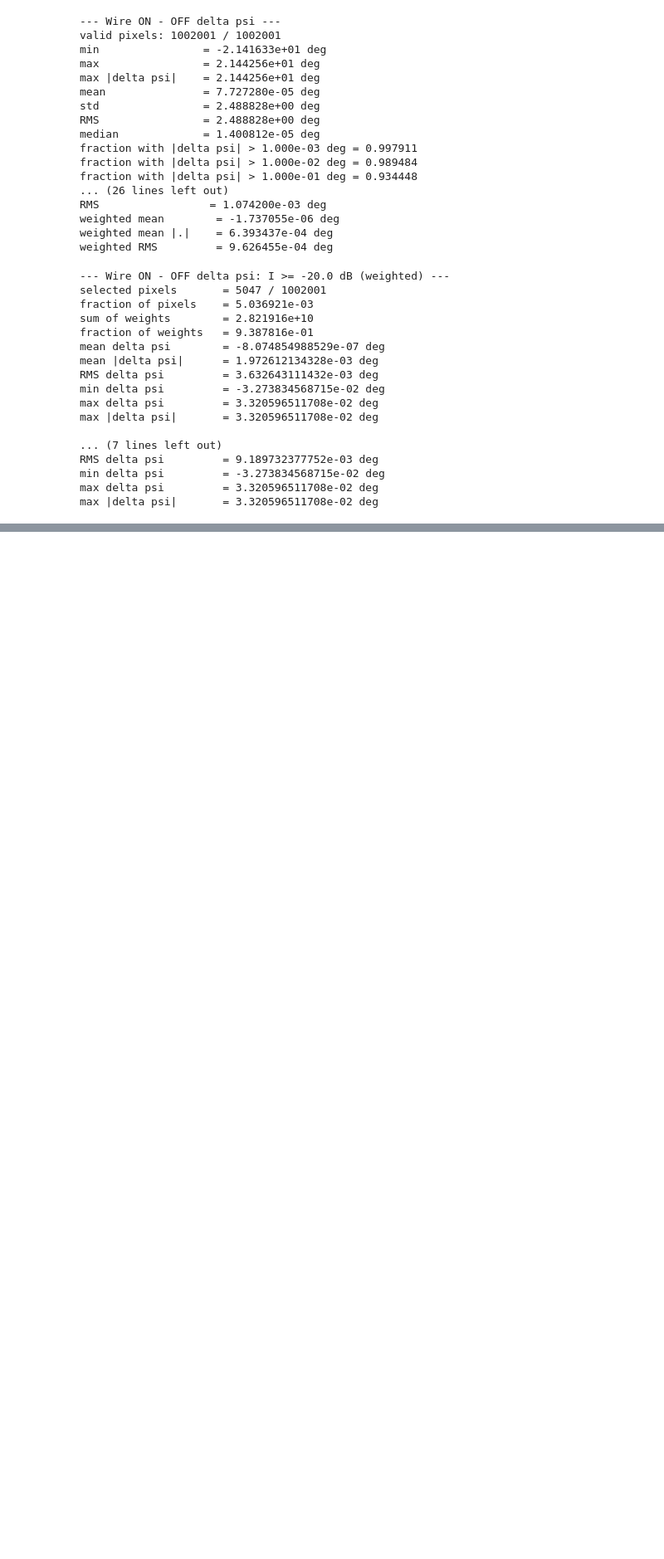
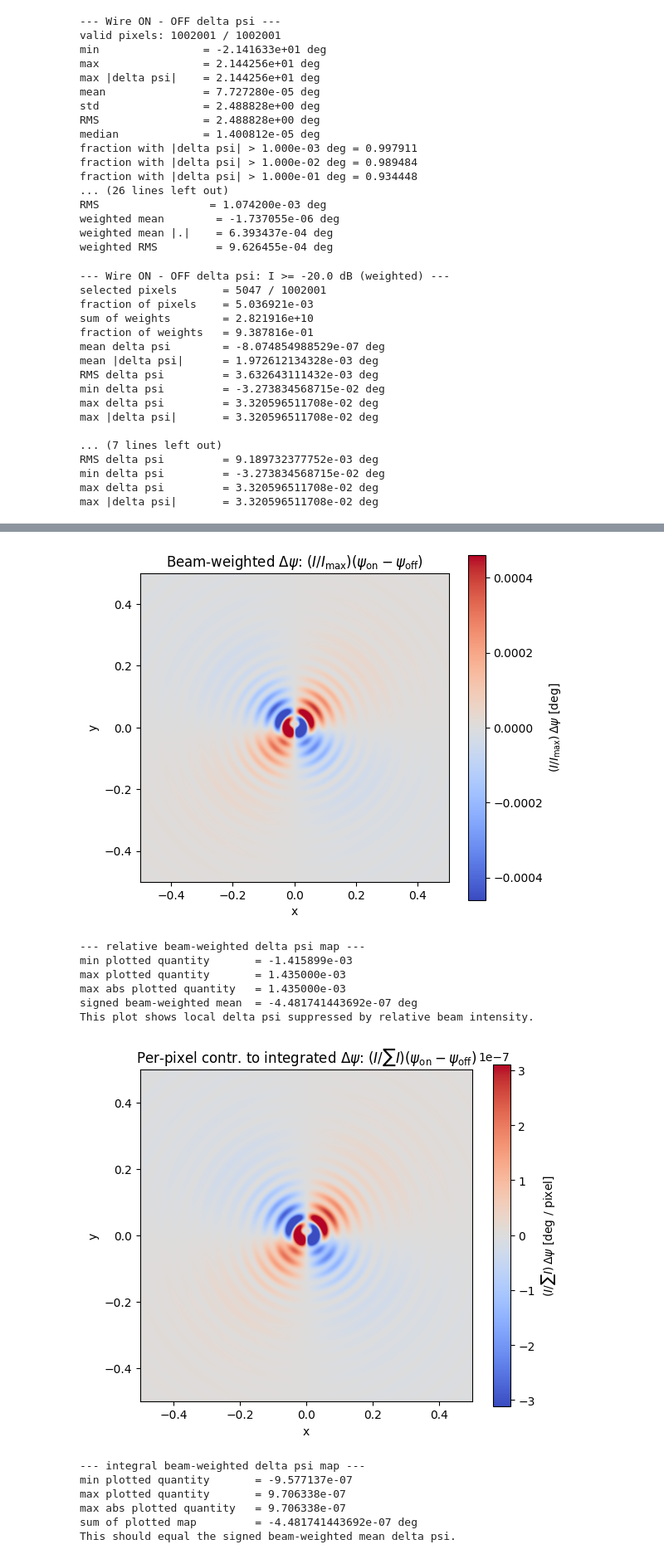
Before and after one commit to dlllonb/wiregrid, a Jupyter notebook: analysis/notebooks/dense_on_offy.ipynb, the cells around one changed output, grey strips where cells are left out. Shown at 83% size. Drawn from its saved outputs; the diff is of its cells as text; code cells hidden in the pictures; blank space fills up the shorter version.

```diff
--- a/analysis/notebooks/dense_on_offy.ipynb
+++ b/analysis/notebooks/dense_on_offy.ipynb
@@ -1138,31 +1138,46 @@ def plot_beam_weighted_delta_psi(
 
     if mode == "relative":
         weighted_mean = np.nansum(w[valid] * delta[valid]) / np.nansum(w[valid])
         print(f"signed beam-weighted mean  = {weighted_mean:.12e} deg")
         print("This plot shows local delta psi suppressed by relative beam intensity.")
 
     return plot_map
 
 
 # Use average ON/OFF beam as the weight, same as your summary stats
 I_avg = 0.5 * (I_on + I_off)
 
 # Easier-to-read visual version: units are still degrees, scaled by I/Imax
 weighted_local_map = plot_beam_weighted_delta_psi(
     x_on, y_on,
     delta_psi,
     weight=I_avg,
     mode="relative",
     percentile=99.5,
     title=r"Beam-weighted $\Delta\psi$: $(I/I_{\max})(\psi_{\rm on}-\psi_{\rm off})$"
 )
 
 # Literal contribution-to-integral version: sum of map equals weighted mean
 weighted_integral_map = plot_beam_weighted_delta_psi(
     x_on, y_on,
     delta_psi,
     weight=I_avg,
     mode="integral",
     percentile=99.5,
-    title=r"Per-pixel contribution to integrated $\Delta\psi$: $(I/\sum I)(\psi_{\rm on}-\psi_{\rm off})$"
+    title=r"Per-pixel contr. to integrated $\Delta\psi$: $(I/\sum I)(\psi_{\rm on}-\psi_{\rm off})$"
 )
+# %% [output]
+[figure, added]
+--- relative beam-weighted delta psi map ---
+min plotted quantity       = -1.415899e-03
+max plotted quantity       = 1.435000e-03
+max abs plotted quantity   = 1.435000e-03
+signed beam-weighted mean  = -4.481741443692e-07 deg
+This plot shows local delta psi suppressed by relative beam intensity.
+[figure, added]
+--- integral beam-weighted delta psi map ---
+min plotted quantity       = -9.577137e-07
+max plotted quantity       = 9.706338e-07
+max abs plotted quantity   = 9.706338e-07
+sum of plotted map         = -4.481741443692e-07 deg
+This should equal the signed beam-weighted mean delta psi.
```
Also changed, not shown: 3 other files.
